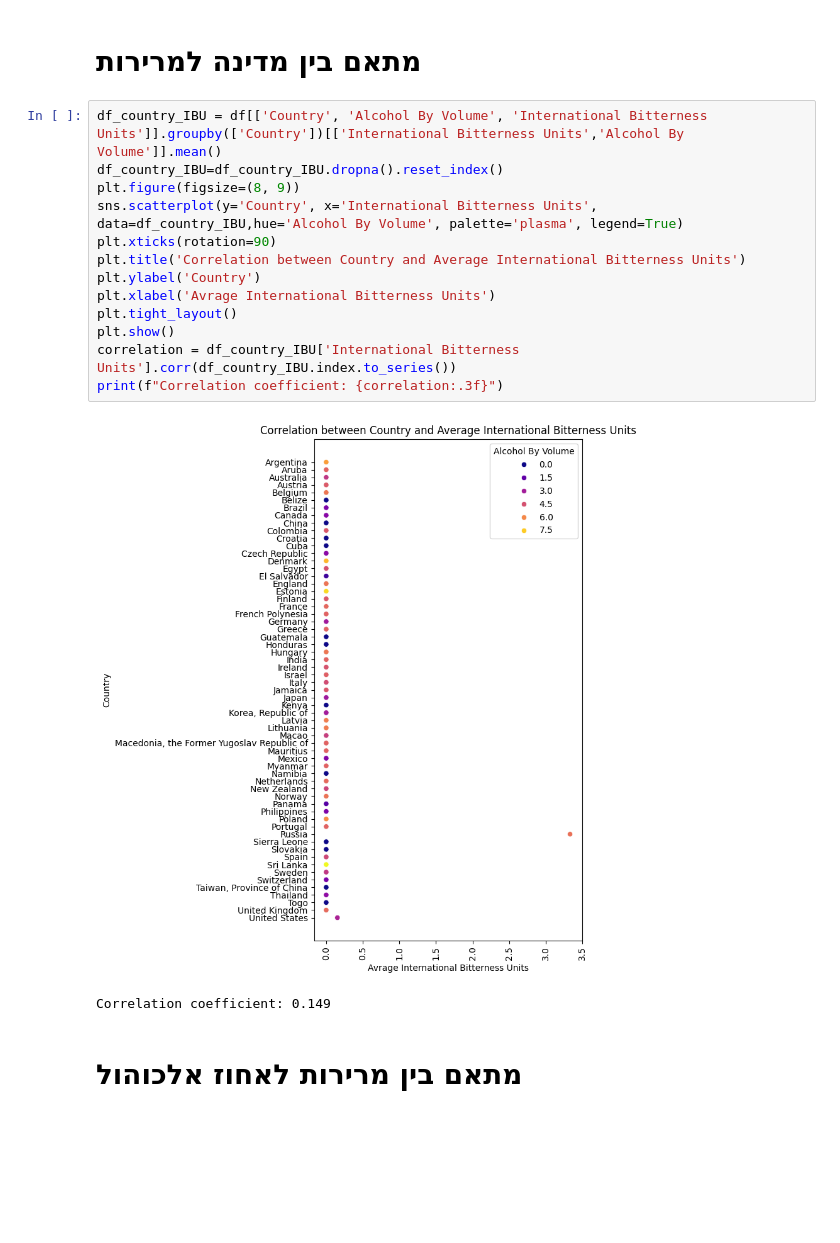
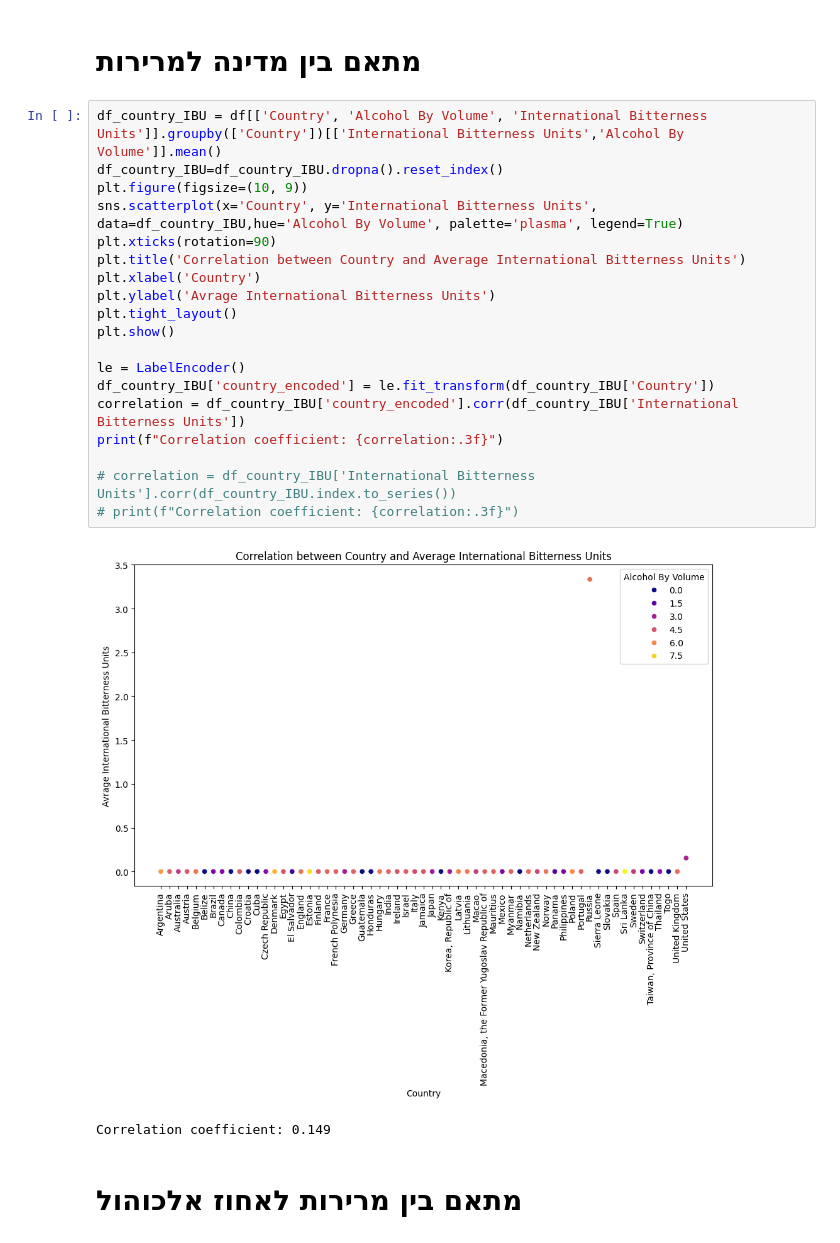
Before and after one commit to Shai-Safran/Projects, a Jupyter notebook: BEER_Project.ipynb, the cells around one changed output. Cells and saved outputs as stored; diff of their text form; blank space fills up the shorter version.

```diff
--- a/BEER_Project.ipynb
+++ b/BEER_Project.ipynb
@@ -372,18 +358,24 @@ Correlation coefficient: -0.057
 # %%
 df_country_IBU = df[['Country', 'Alcohol By Volume', 'International Bitterness Units']].groupby(['Country'])[['International Bitterness Units','Alcohol By Volume']].mean()
 df_country_IBU=df_country_IBU.dropna().reset_index()
-plt.figure(figsize=(8, 9))
-sns.scatterplot(y='Country', x='International Bitterness Units', data=df_country_IBU,hue='Alcohol By Volume', palette='plasma', legend=True)
+plt.figure(figsize=(10, 9))
+sns.scatterplot(x='Country', y='International Bitterness Units', data=df_country_IBU,hue='Alcohol By Volume', palette='plasma', legend=True)
 plt.xticks(rotation=90)
 plt.title('Correlation between Country and Average International Bitterness Units')
-plt.ylabel('Country')
-plt.xlabel('Avrage International Bitterness Units')
+plt.xlabel('Country')
+plt.ylabel('Avrage International Bitterness Units')
 plt.tight_layout()
 plt.show()
-correlation = df_country_IBU['International Bitterness Units'].corr(df_country_IBU.index.to_series())
+
+le = LabelEncoder()
+df_country_IBU['country_encoded'] = le.fit_transform(df_country_IBU['Country'])
+correlation = df_country_IBU['country_encoded'].corr(df_country_IBU['International Bitterness Units'])
 print(f"Correlation coefficient: {correlation:.3f}")
+
+# correlation = df_country_IBU['International Bitterness Units'].corr(df_country_IBU.index.to_series())
+# print(f"Correlation coefficient: {correlation:.3f}")
 # %% [output]
-[figure, old version]
+[figure, new version]
 Correlation coefficient: 0.149
 # %% [markdown]
 # **מתאם בין מרירות לאחוז אלכוהול**
```
Also changed, not shown: parts of 20 cells of this notebook.
